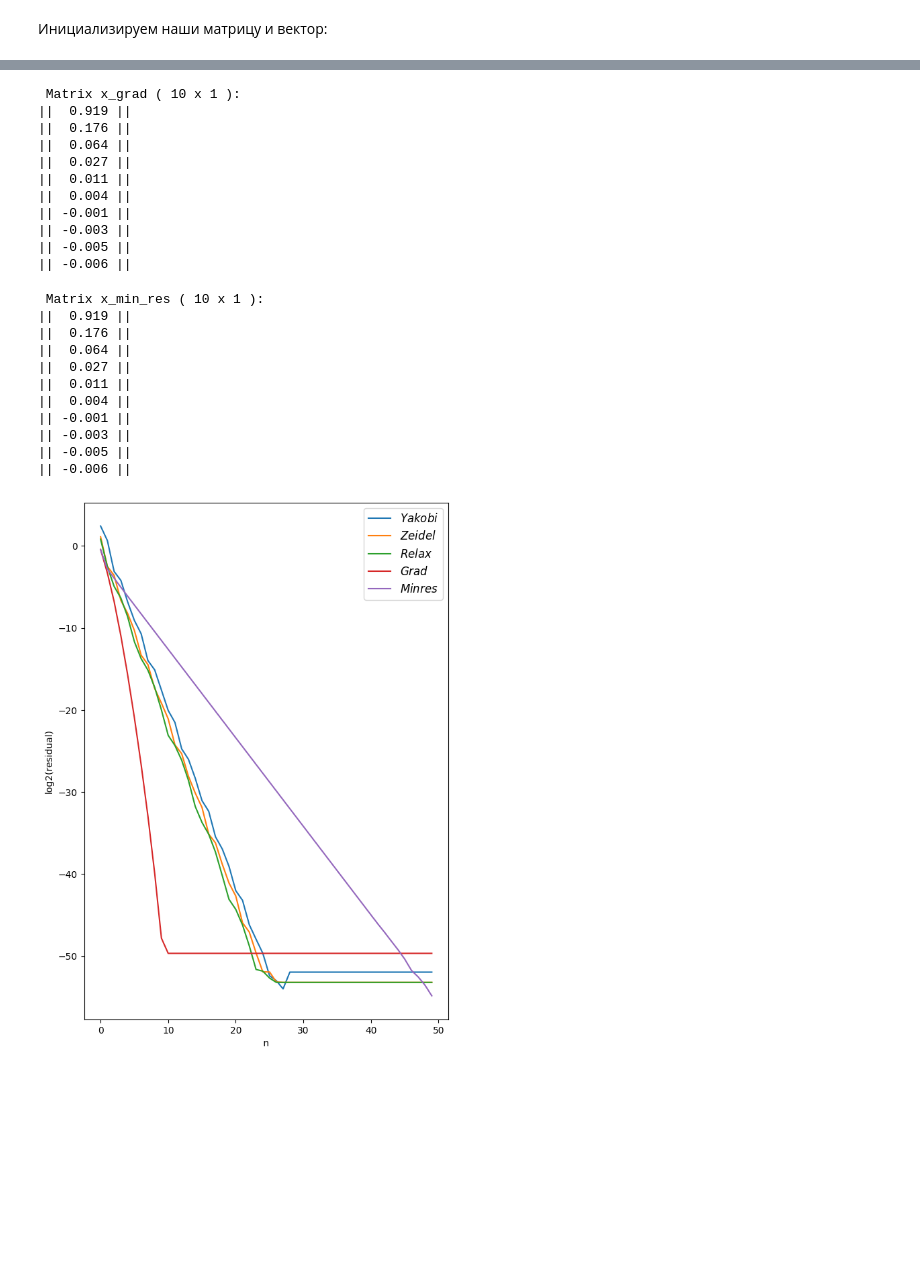
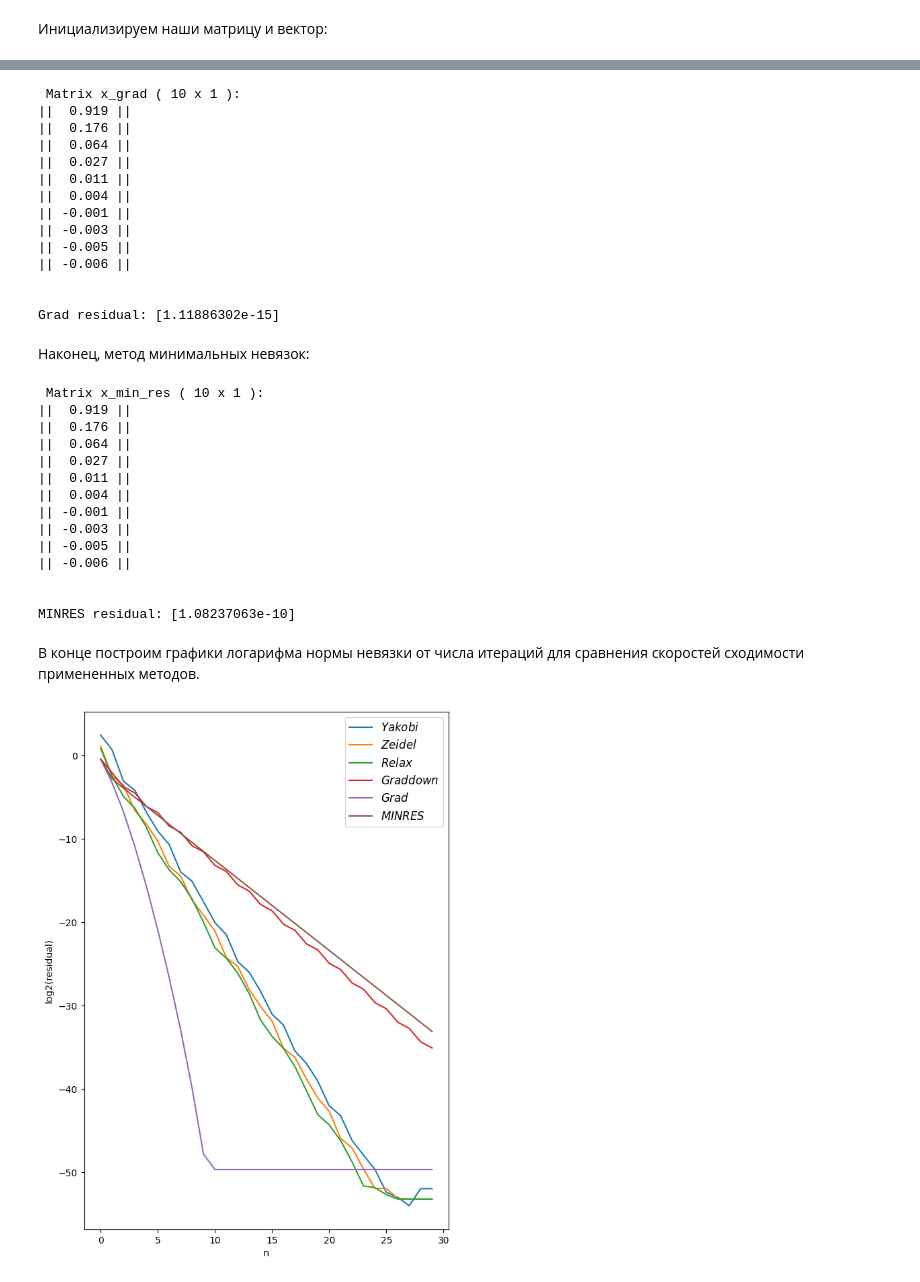
Before and after one commit to TikhonRyabyhV/Computational-Mathematics, a Jupyter notebook: Comp_math_2.ipynb, the cells around one changed output, grey strips where cells are left out. Saved outputs shown, nothing was run; the diff lists cells and outputs as text; code cells hidden in the pictures; blank space fills up the shorter version.

```diff
--- a/Comp_math_2.ipynb
+++ b/Comp_math_2.ipynb
@@ -9,7 +11,7 @@ import numpy as np
 import matplotlib.pyplot as plt
 # ---------- constants ----------
 n = 10
-steps = 50
+steps = 30
 epsilon = 0.0001
 # -------------------------------
 
@@ -304,0 +369,25 @@ print_matrix("x_relax", x_next_relax, n, 1)
+# %%
+cnt_down = 0
+resid_down = np.zeros(steps)
+tau = 0.0
+
+r_down = np.zeros((n, 1))
+
+x_prev_down = np.ones((n, 1))
+x_next_down = np.zeros((n, 1))
+
+
+while (cnt_down < steps):
+    r_down = b - matrix_dot(A, x_prev_down, n)
+
+    tau = skalar_dot( r_down, r_down, n) / (skalar_dot(matrix_dot(A, r_down, n), r_down, n))
+
+    x_next_down = x_prev_down + tau * r_down
+
+    resid_down[cnt_down] = vec_norm(matrix_dot(A, x_next_down, n) - b, n)
+    cnt_down += 1
+
+    x_prev_down = x_next_down
+
+print_matrix("x_down", x_next_down, n, 1)
+print("Grad down residual:", vec_norm(matrix_dot(A, x_next_down, n) - b, n) )
@@ -336,6 +442,7 @@ while (cnt_grad < steps):
     z_prev_grad = z_next_grad
 
 print_matrix("x_grad", x_next_grad, n, 1)
+print("Grad residual:", vec_norm(matrix_dot(A, x_next_grad, n) - b, n) )
 # %% [output]
  Matrix x_grad ( 10 x 1 ):
 ||  0.919 ||
@@ -348,6 +455,11 @@ print_matrix("x_grad", x_next_grad, n, 1)
 || -0.003 ||
 || -0.005 ||
 || -0.006 ||
+
+
+Grad residual: [1.11886302e-15]
+# %% [markdown]
+Наконец, метод минимальных невязок:
 # %%
 cnt_min_res = 0
 resid_min_res = np.zeros(steps)
@@ -372,6 +484,7 @@ while (cnt_min_res < steps):
     x_prev_min_res = x_next_min_res
 
 print_matrix("x_min_res", x_next_min_res, n, 1)
+print("MINRES residual:", vec_norm(matrix_dot(A, x_next_min_res, n) - b, n) )
 # %% [output]
  Matrix x_min_res ( 10 x 1 ):
 ||  0.919 ||
@@ -384,24 +497,30 @@ print_matrix("x_min_res", x_next_min_res, n, 1)
 || -0.003 ||
 || -0.005 ||
 || -0.006 ||
+
+
+MINRES residual: [1.08237063e-10]
+# %% [markdown]
+В конце построим графики логарифма нормы невязки от числа итераций для сравнения скоростей сходимости примененных методов.
 # %%
 x_axis = np.zeros(steps)
 for i in range(steps):
     x_axis[i] = i
 
 fig = plt.figure(figsize=(7, 10))
 plot = fig.add_subplot()
 
-plot.plot(x_axis, np.log2(resid_yak    ),label = r'$Yakobi $')
-plot.plot(x_axis, np.log2(resid_zeid   ),label = r'$Zeidel $')
-plot.plot(x_axis, np.log2(resid_relax  ),label = r'$Relax  $')
-plot.plot(x_axis, np.log2(resid_grad   ),label = r'$Grad   $')
-plot.plot(x_axis, np.log2(resid_min_res),label = r'$Min res$')
+plot.plot(x_axis, np.log2(resid_yak    ),label = r'$Yakobi   $')
+plot.plot(x_axis, np.log2(resid_zeid   ),label = r'$Zeidel   $')
+plot.plot(x_axis, np.log2(resid_relax  ),label = r'$Relax    $')
+plot.plot(x_axis, np.log2(resid_down   ),label = r'$Grad_down$')
+plot.plot(x_axis, np.log2(resid_grad   ),label = r'$Grad     $')
+plot.plot(x_axis, np.log2(resid_min_res),label = r'$MINRES   $')
 
 #plot.set(xlim=(-1, 5), ylim=(-0.5, 3))
 plot.set_xlabel(' n ')
 plot.set_ylabel('log2(residual)')
 plot.legend(loc='best', fontsize=12)
 plt.show()
 # %% [output]
-[figure, old version]
+[figure, new version]
```
Also changed, not shown: parts of 19 cells of this notebook.
